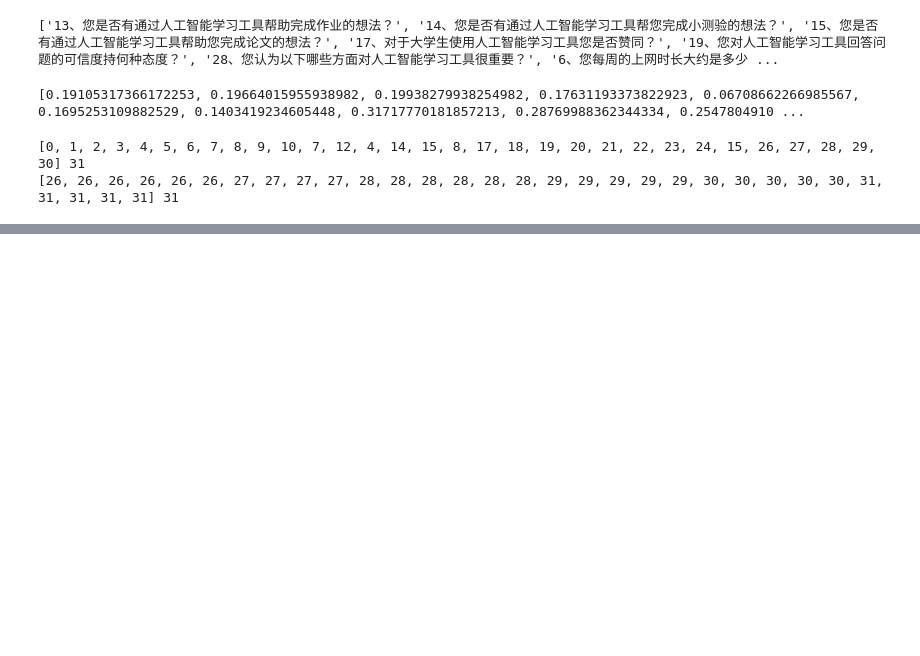
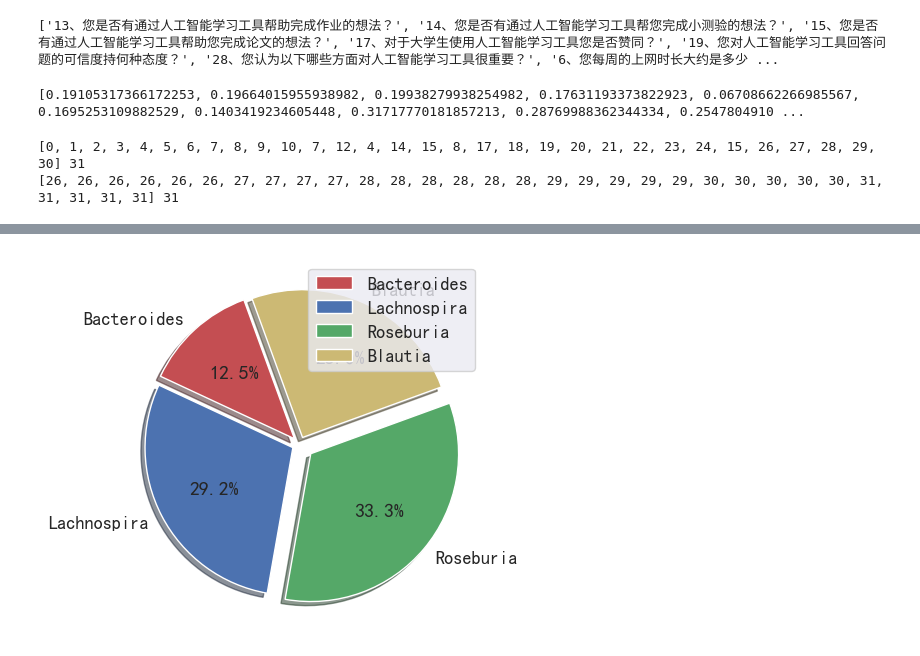
Before and after one commit to lee-nedu/2023shumoCup, a Jupyter notebook: 绘图.ipynb, the cells around one changed output, grey strips where cells are left out. Saved outputs shown, nothing was run; the diff lists cells and outputs as text; code cells hidden in the pictures; blank space fills up the shorter version.

```diff
--- a/绘图.ipynb
+++ b/绘图.ipynb
@@ -93,0 +140,24 @@ fig.show()
+# %%
+import matplotlib.pyplot as plt
+
+# defining labels
+genus = ['Bacteroides', 'Lachnospira', 'Roseburia', 'Blautia']
+
+# portion covered by each label
+slices = [3, 7, 8, 6]
+
+# color for each label
+colors = ['r', 'b', 'g', 'y']
+
+# plotting the pie chart
+plt.pie(slices, labels=genus, colors=colors,
+        startangle=110, shadow=True, explode=(0.05, 0.05, 0.1, 0.05),
+        radius=1.0, autopct='%1.1f%%')
+
+# plotting legend
+plt.legend()
+
+# showing the plot
+plt.show()
+# %% [output]
+[figure, added]
```
Also changed, not shown: parts of 6 cells of this notebook, 7 other files.
